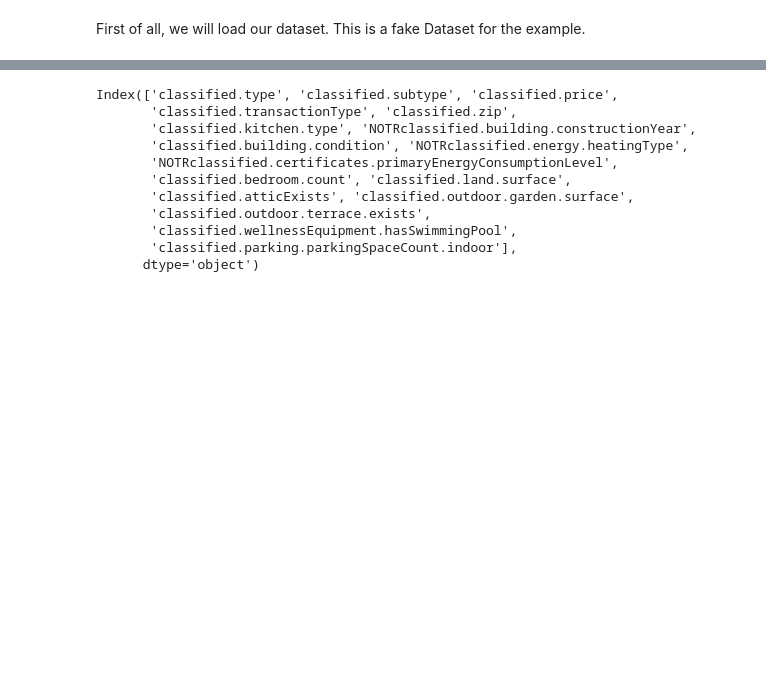
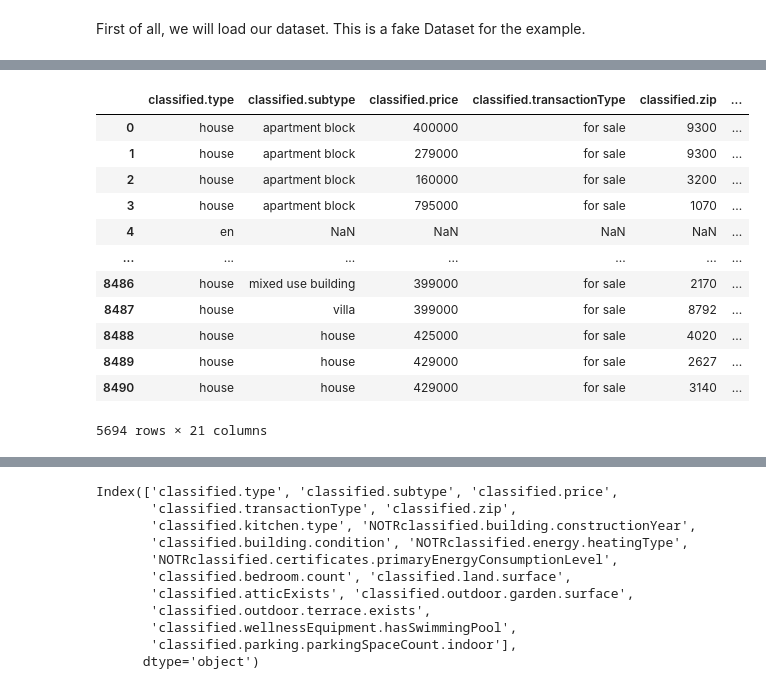
Before and after one commit to mohammedbouazzaoui/Machine-learning-deployment_project, a Jupyter notebook: jupyter/testing.ipynb, the cells around one changed output, grey strips where cells are left out. Saved outputs shown, nothing was run; the diff lists cells and outputs as text; code cells hidden in the pictures; blank space fills up the shorter version.

```diff
--- a/jupyter/testing.ipynb
+++ b/jupyter/testing.ipynb
@@ -48,0 +216,36 @@ KeyError: 'classified.basementExists'
+# %%
+
+# Quick Examples
+
+#Using drop() to delete rows based on column value
+df.drop(df[df['Fee'] >= 24000].index, inplace = True)
+
+# Remove rows
+df2 = df[df.Fee >= 24000]
+
+# If you have space in column name
+# Specify column name with in single quotes
+df2 = df[df['column name']]
+
+# Using loc
+df2 = df.loc[df["Fee"] >= 24000 ]
+
+# Delect rows based on multiple column value
+df2 = df[ (df['Fee'] >= 22000) & (df['Discount'] == 2300)]
+
+# Drop rows with None/NaN
+df2 = df[df.Discount.notnull()]
+# %% [output]
+|  | classified.type | classified.subtype | classified.price | classified.transactionType | classified.zip | ... |
+| 0 | house | apartment block | 400000 | for sale | 9300 | ... |
+| 1 | house | apartment block | 279000 | for sale | 9300 | ... |
+| 2 | house | apartment block | 160000 | for sale | 3200 | ... |
+| 3 | house | apartment block | 795000 | for sale | 1070 | ... |
+| 4 | en | NaN | NaN | NaN | NaN | ... |
+| ... | ... | ... | ... | ... | ... | ... |
+| 8486 | house | mixed use building | 399000 | for sale | 2170 | ... |
+| 8487 | house | villa | 399000 | for sale | 8792 | ... |
+| 8488 | house | house | 425000 | for sale | 4020 | ... |
+| 8489 | house | house | 429000 | for sale | 2627 | ... |
+| 8490 | house | house | 429000 | for sale | 3140 | ... |
+5694 rows × 21 columns
```
Also changed, not shown: parts of 10 cells of this notebook, 12 other files.
